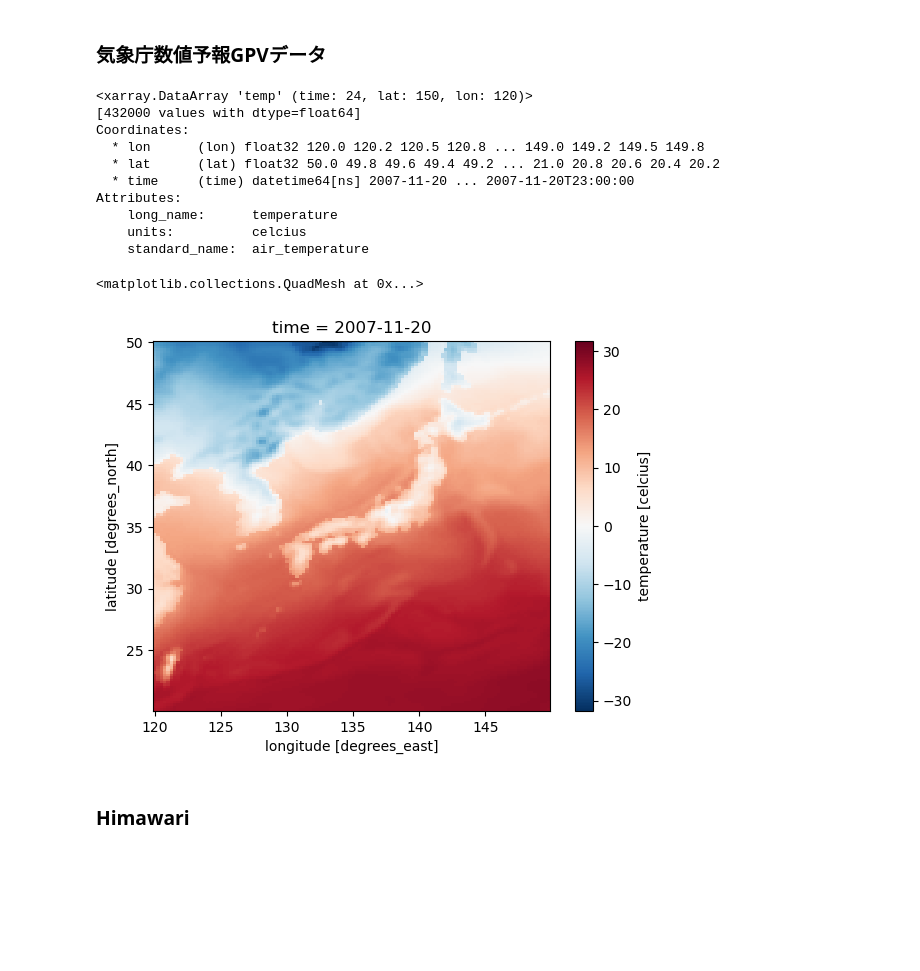
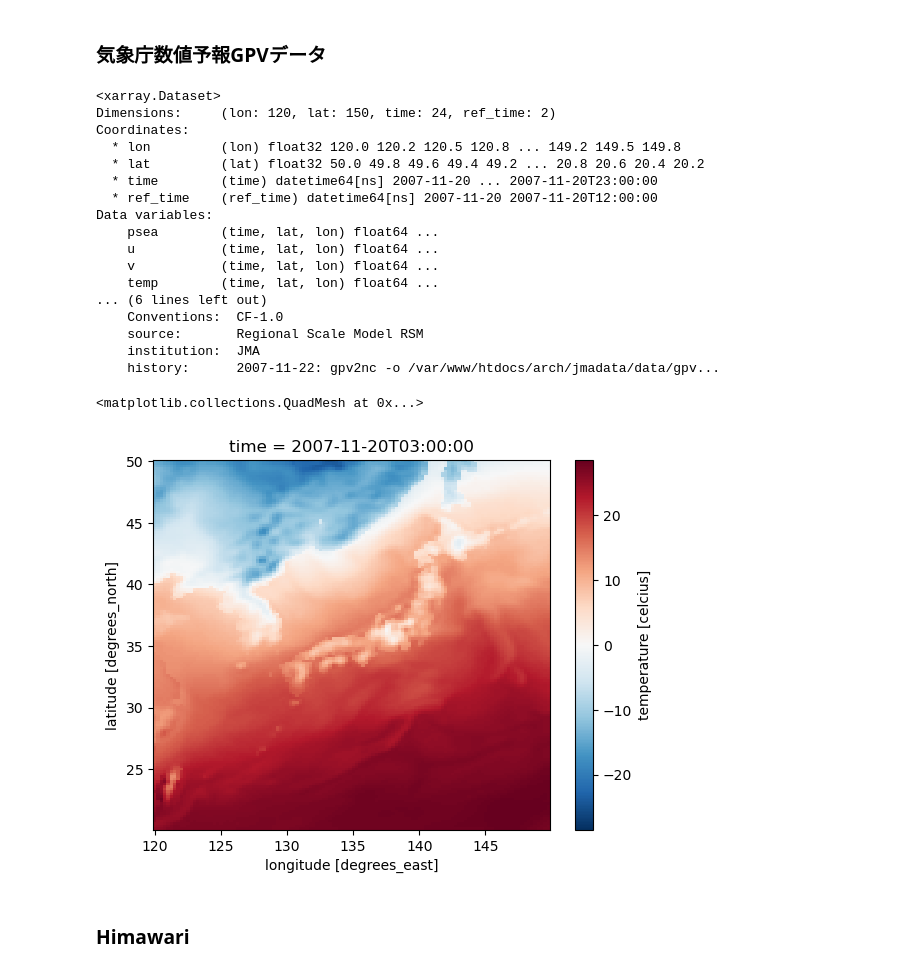
Before and after one commit to doan-van/Python_class, a Jupyter notebook: examination/課題.ipynb, the cells around one changed output. Drawn from its saved outputs; the diff is of its cells as text; code cells hidden in the pictures; blank space fills up the shorter version.

```diff
--- a/examination/課題.ipynb
+++ b/examination/課題.ipynb
@@ -29,23 +29,30 @@ import cartopy
 # %%
 ds = xr.open_dataset('data/1120.nc')
 # %%
-ds.temp
+ds
 # %% [output]
-<xarray.DataArray 'temp' (time: 24, lat: 150, lon: 120)>
-[432000 values with dtype=float64]
+<xarray.Dataset>
+Dimensions:     (lon: 120, lat: 150, time: 24, ref_time: 2)
 Coordinates:
-  * lon      (lon) float32 120.0 120.2 120.5 120.8 ... 149.0 149.2 149.5 149.8
-  * lat      (lat) float32 50.0 49.8 49.6 49.4 49.2 ... 21.0 20.8 20.6 20.4 20.2
-  * time     (time) datetime64[ns] 2007-11-20 ... 2007-11-20T23:00:00
-Attributes:
-    long_name:      temperature
-    units:          celcius
-    standard_name:  air_temperature
+  * lon         (lon) float32 120.0 120.2 120.5 120.8 ... 149.2 149.5 149.8
+  * lat         (lat) float32 50.0 49.8 49.6 49.4 49.2 ... 20.8 20.6 20.4 20.2
+  * time        (time) datetime64[ns] 2007-11-20 ... 2007-11-20T23:00:00
+  * ref_time    (ref_time) datetime64[ns] 2007-11-20 2007-11-20T12:00:00
+Data variables:
+    psea        (time, lat, lon) float64 ...
+    u           (time, lat, lon) float64 ...
+    v           (time, lat, lon) float64 ...
+    temp        (time, lat, lon) float64 ...
+... (6 lines left out)
+    Conventions:  CF-1.0
+    source:       Regional Scale Model RSM
+    institution:  JMA
+    history:      2007-11-22: gpv2nc -o /var/www/htdocs/arch/jmadata/data/gpv...
 # %%
-ds['temp'][0].plot()
+ds['temp'][3].plot()
 # %% [output]
 <matplotlib.collections.QuadMesh at 0x...>
-[figure, old version]
+[figure, new version]
 # %% [markdown]
 ### Himawari
 # %%
```
Also changed, not shown: 20 other files.
